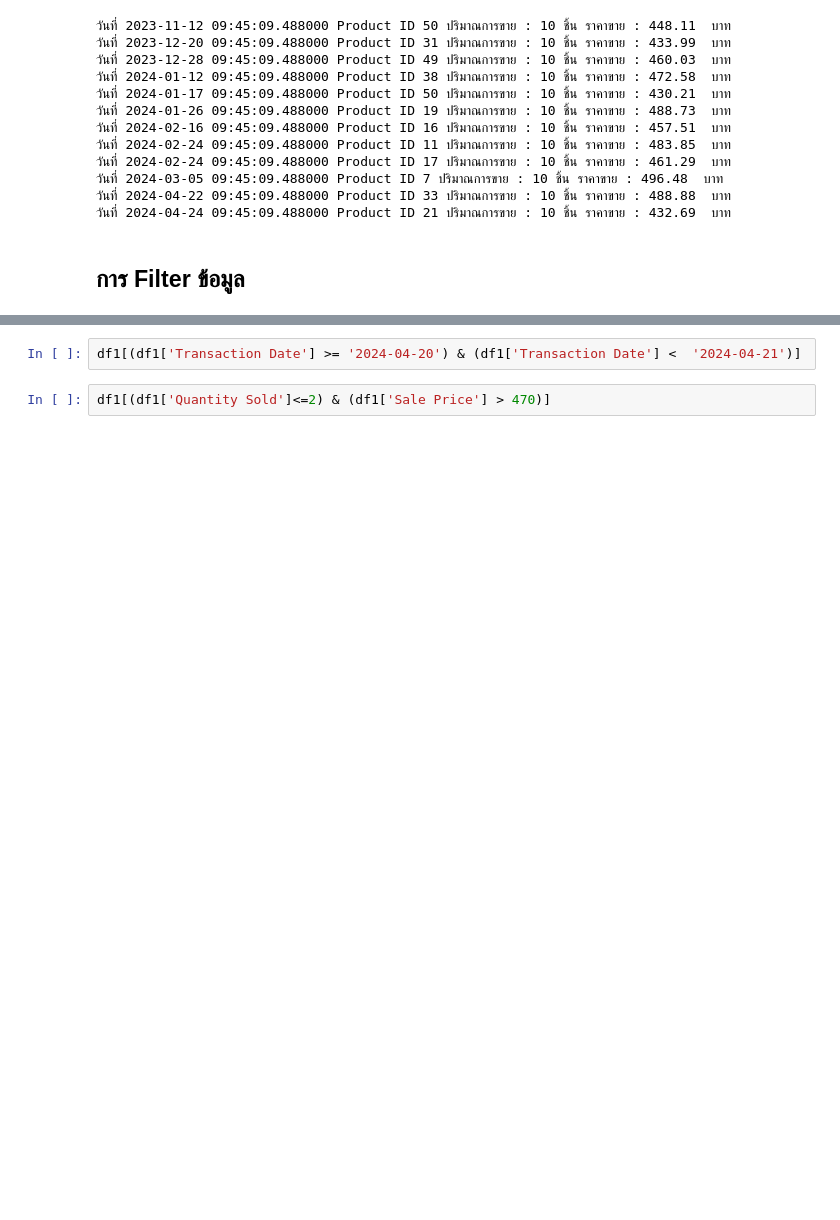
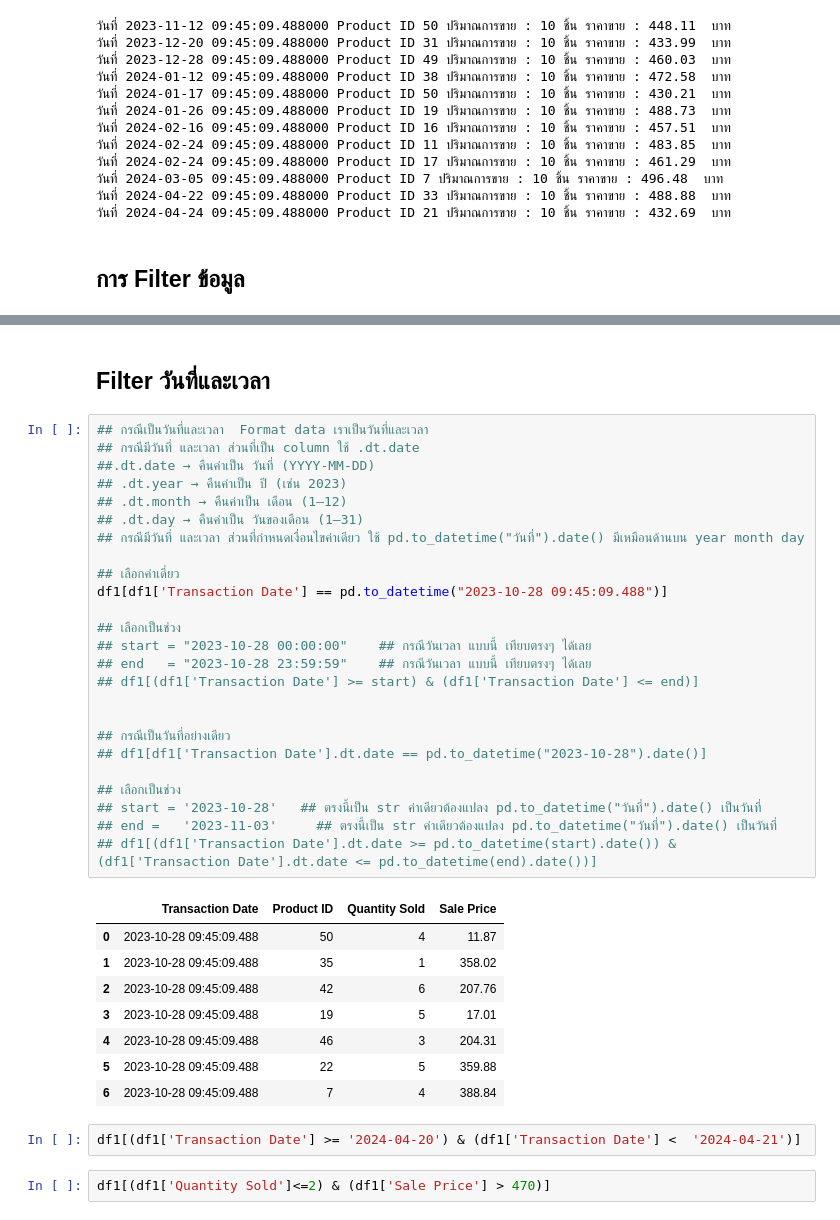
Before and after one commit to Natthapon-Sangshu/Git-DataScience, a Jupyter notebook: Pandas train.ipynb, the cells around one changed output, grey strips where cells are left out. Cells and saved outputs as stored; diff of their text form; blank space fills up the shorter version.

```diff
--- a/Pandas train.ipynb
+++ b/Pandas train.ipynb
@@ -299,3 +308,39 @@ df1
+# %% [markdown]
+## Filter วันที่และเวลา
+# %%
+## กรณีเป็นวันที่และเวลา  Format data เราเป็นวันที่และเวลา
+## กรณีมีวันที่ และเวลา ส่วนที่เป็น column ใช้ .dt.date
+##.dt.date → คืนค่าเป็น วันที่ (YYYY-MM-DD)
+## .dt.year → คืนค่าเป็น ปี (เช่น 2023)
+## .dt.month → คืนค่าเป็น เดือน (1–12)
+## .dt.day → คืนค่าเป็น วันของเดือน (1–31)
+## กรณีมีวันที่ และเวลา ส่วนที่กำหนดเงื่อนไขค่าเดียว ใช้ pd.to_datetime("วันที่").date() มีเหมือนด้านบน year month day
+
+## เลือกค่าเดี่ยว
+df1[df1['Transaction Date'] == pd.to_datetime("2023-10-28 09:45:09.488")]
+
+## เลือกเป็นช่วง
+## start = "2023-10-28 00:00:00"    ## กรณีวันเวลา แบบนี้ เทียบตรงๆ ได้เลย
+## end   = "2023-10-28 23:59:59"    ## กรณีวันเวลา แบบนี้ เทียบตรงๆ ได้เลย
+## df1[(df1['Transaction Date'] >= start) & (df1['Transaction Date'] <= end)]
+
+
+## กรณีเป็นวันที่อย่างเดียว
+## df1[df1['Transaction Date'].dt.date == pd.to_datetime("2023-10-28").date()]
+
+## เลือกเป็นช่วง
+## start = '2023-10-28'   ## ตรงนี้เป็น str ค่าเดียวต้องแปลง pd.to_datetime("วันที่").date() เป็นวันที่
+## end =   '2023-11-03'     ## ตรงนี้เป็น str ค่าเดียวต้องแปลง pd.to_datetime("วันที่").date() เป็นวันที่
+## df1[(df1['Transaction Date'].dt.date >= pd.to_datetime(start).date()) & (df1['Transaction Date'].dt.date <= pd.to_datetime(end).date())]
+# %% [output]
+|  | Transaction Date | Product ID | Quantity Sold | Sale Price |
+| 0 | 2023-10-28 09:45:09.488 | 50 | 4 | 11.87 |
+| 1 | 2023-10-28 09:45:09.488 | 35 | 1 | 358.02 |
+| 2 | 2023-10-28 09:45:09.488 | 42 | 6 | 207.76 |
+| 3 | 2023-10-28 09:45:09.488 | 19 | 5 | 17.01 |
+| 4 | 2023-10-28 09:45:09.488 | 46 | 3 | 204.31 |
+| 5 | 2023-10-28 09:45:09.488 | 22 | 5 | 359.88 |
+| 6 | 2023-10-28 09:45:09.488 | 7 | 4 | 388.84 |
 # %%
 df1[(df1['Transaction Date'] >= '2024-04-20') & (df1['Transaction Date'] <  '2024-04-21')]
 # %%
```
Also changed, not shown: parts of 4 cells of this notebook.
